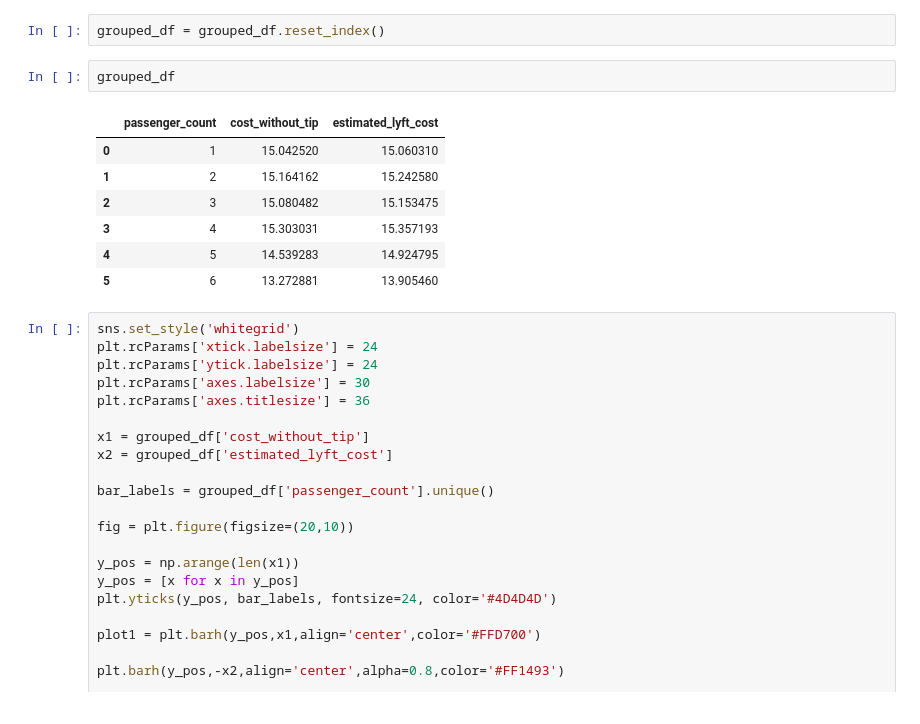
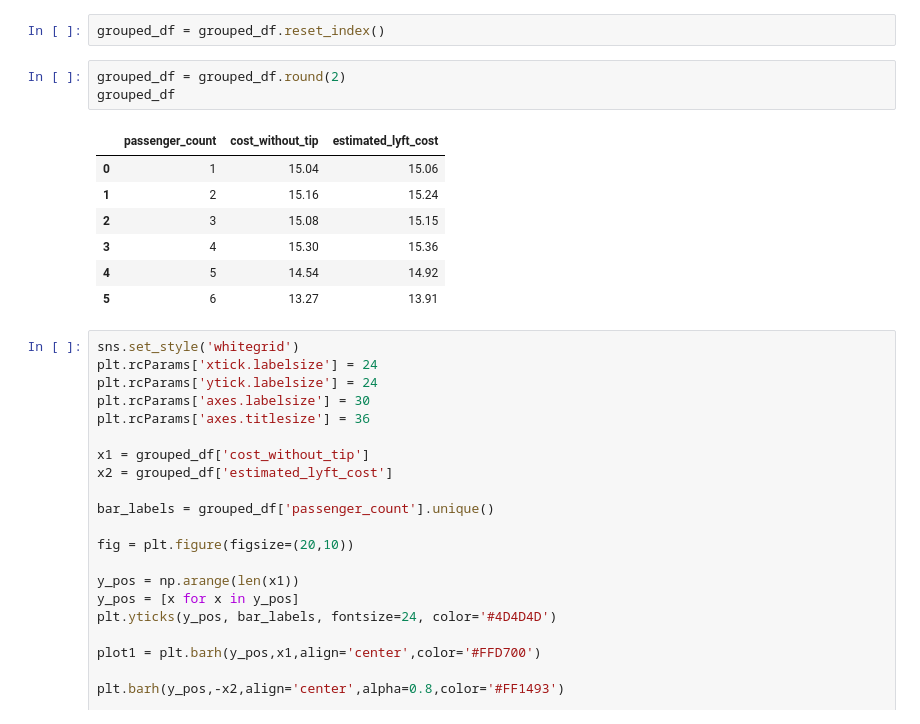
Before and after one commit to kedarvdm/Python4DataAnalysis, a Jupyter notebook: Final_Project-NYC_Yellow_Cab_Data_Analysis/notebooks/Analysis5.ipynb, the cells around one changed output. Saved outputs shown, nothing was run; the diff lists cells and outputs as text.

```diff
--- a/Final_Project-NYC_Yellow_Cab_Data_Analysis/notebooks/Analysis5.ipynb
+++ b/Final_Project-NYC_Yellow_Cab_Data_Analysis/notebooks/Analysis5.ipynb
@@ -81,16 +81,17 @@ grouped_lyft_df = grouped_lyft_series_df.to_frame()
 grouped_df = grouped_yellow_cab_df.join(grouped_lyft_df)
 # %%
 grouped_df = grouped_df.reset_index()
-# %%
-grouped_df
-# %% [output]
-|  | passenger_count | cost_without_tip | estimated_lyft_cost |
-| 0 | 1 | 15.042520 | 15.060310 |
-| 1 | 2 | 15.164162 | 15.242580 |
-| 2 | 3 | 15.080482 | 15.153475 |
-| 3 | 4 | 15.303031 | 15.357193 |
-| 4 | 5 | 14.539283 | 14.924795 |
-| 5 | 6 | 13.272881 | 13.905460 |
+# %%
+grouped_df = grouped_df.round(2)
+grouped_df
+# %% [output]
+|  | passenger_count | cost_without_tip | estimated_lyft_cost |
+| 0 | 1 | 15.04 | 15.06 |
+| 1 | 2 | 15.16 | 15.24 |
+| 2 | 3 | 15.08 | 15.15 |
+| 3 | 4 | 15.30 | 15.36 |
+| 4 | 5 | 14.54 | 14.92 |
+| 5 | 6 | 13.27 | 13.91 |
 # %%
 sns.set_style('whitegrid')
 plt.rcParams['xtick.labelsize'] = 24
```
Also changed, not shown: parts of 3 cells of this notebook, 12 other files.
